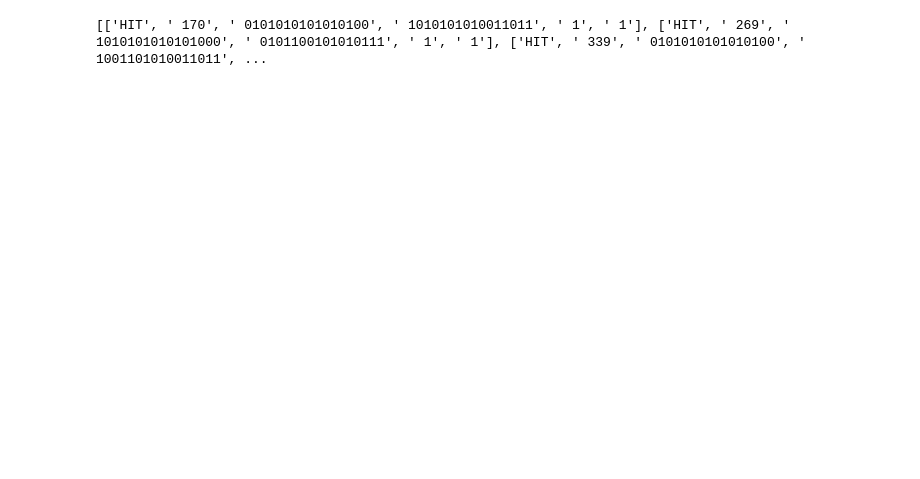
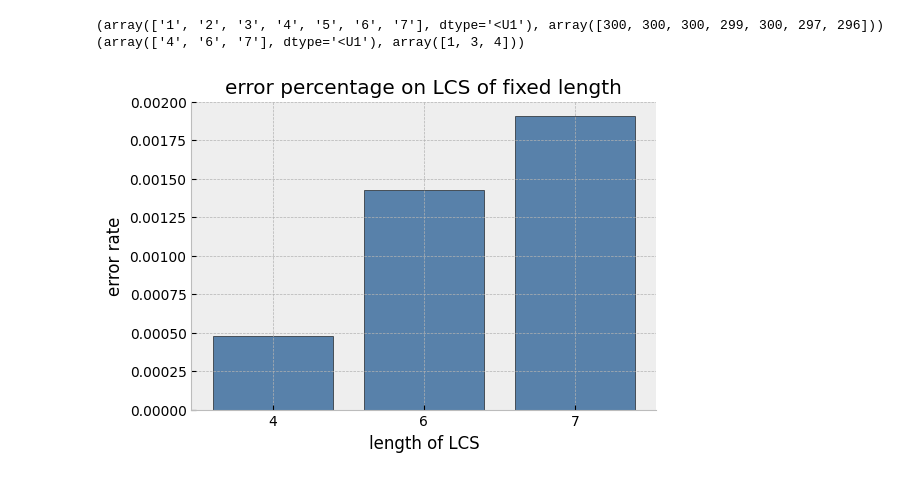
Before and after one commit to BoredDam/quantum-longest-common-substring, a Jupyter notebook: data/analysis.ipynb, the cells around one changed output. Cells and saved outputs as stored; diff of their text form; code cells hidden in the pictures; blank space fills up the shorter version.

Commit message:
new: file for data analysis

```diff
--- a/data/analysis.ipynb
+++ b/data/analysis.ipynb
@@ -7,8 +7,37 @@ import operator
 # %%
-with open('data/8-characters-2bit-LCS-with-domain-exp.csv', 'r') as file:
-    reader = csv.reader(file)
-    sorted_list = sorted(reader, key=operator.itemgetter(4), reverse=False)
+with open('data/8char-2bit-300-each-len.csv', 'r') as csvfile:
+    reader = csv.DictReader(csvfile, delimiter=",")
+    reader = list(reader)
 
-    print(sorted_list)
+    hit = [r['expected-LCS'] for r in reader if r['outcome'] == 'HIT']
+    hit_counts = np.unique(hit, return_counts=True)
+
+    misses = [r['expected-LCS'] for r in reader if r['outcome'] == 'MISS']
+    miss_counts = np.unique(misses, return_counts=True)
+
+print(hit_counts)
+print(miss_counts)
 # %% [output]
-[['HIT', ' 170', ' 0101010101010100', ' 1010101010011011', ' 1', ' 1'], ['HIT', ' 269', ' 1010101010101000', ' 0101100101010111', ' 1', ' 1'], ['HIT', ' 339', ' 0101010101010100', ' 1001101010011011', ...
+(array(['1', '2', '3', '4', '5', '6', '7'], dtype='<U1'), array([300, 300, 300, 299, 300, 297, 296]))
+(array(['4', '6', '7'], dtype='<U1'), array([1, 3, 4]))
+# %%
+tot = np.sum(miss_counts[1]) + np.sum(hit_counts[1])
+
+
+fig, ax = plt.subplots(figsize=(6, 4))
+ax.bar(miss_counts[0], miss_counts[1]/tot, color='#336699', edgecolor='black', alpha=0.8)
+
+
+plt.style.use('bmh')
+plt.xlabel("length of LCS")
+plt.ylabel("error rate")
+plt.title("error percentage on LCS of fixed length")
+
+
+ax.spines['top'].set_visible(False)
+ax.spines['right'].set_visible(False)
+
+plt.savefig("0", dpi=200)
+plt.show()
+# %% [output]
+[figure, added]
```
Also changed, not shown: parts of 3 cells of this notebook.
